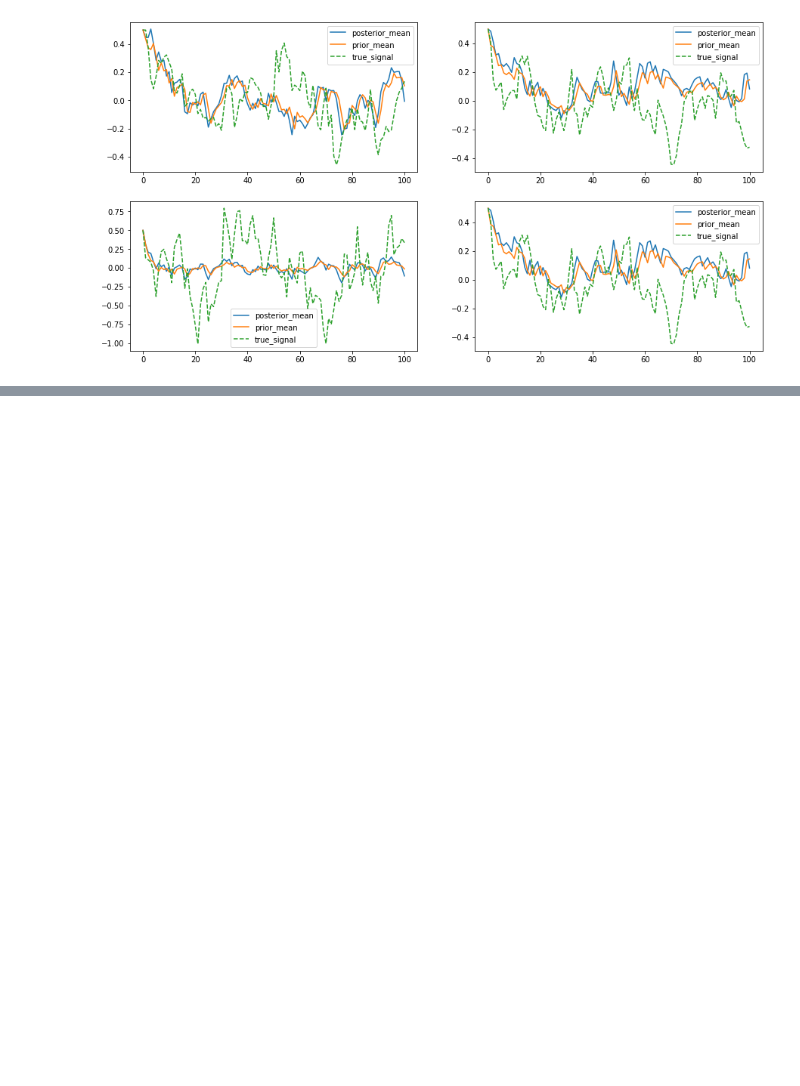
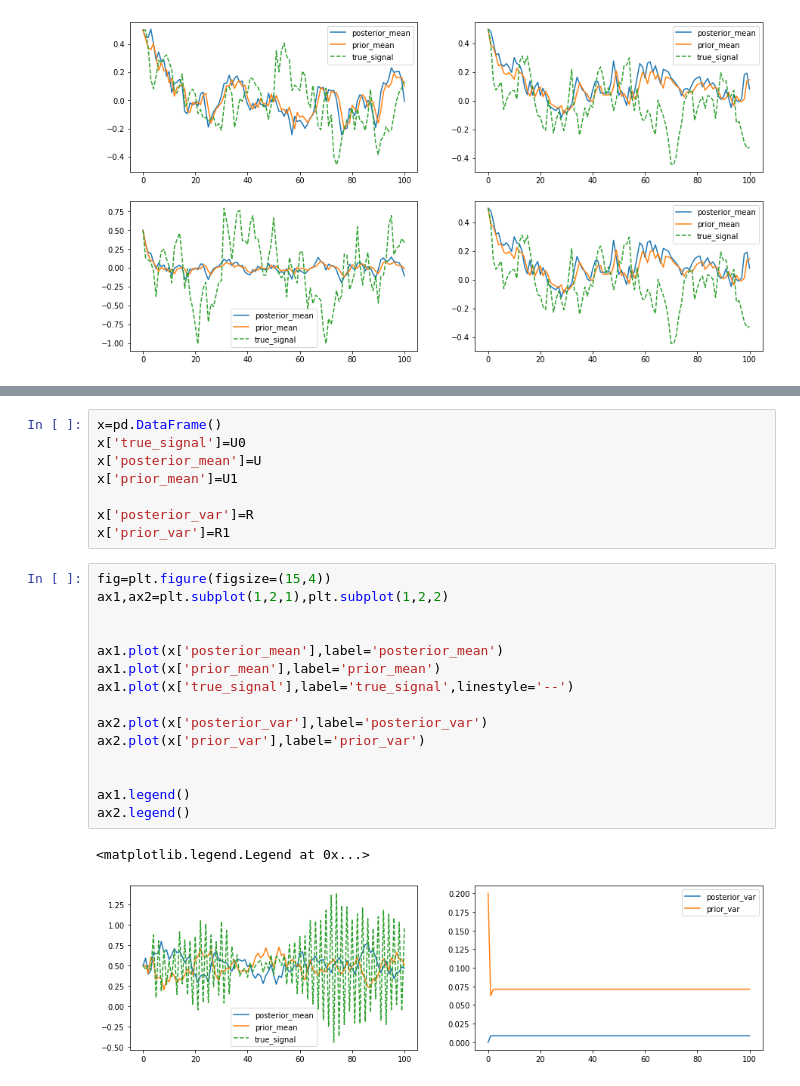
Before and after one commit to Guidong99/Colab, a Jupyter notebook: 833hw3.ipynb, the cells around one changed output, grey strips where cells are left out. Saved outputs shown, nothing was run; the diff lists cells and outputs as text; blank space fills up the shorter version.

```diff
--- a/833hw3.ipynb
+++ b/833hw3.ipynb
@@ -290,0 +334,26 @@ ax4.legend()
+# %%
+x=pd.DataFrame()
+x['true_signal']=U0
+x['posterior_mean']=U
+x['prior_mean']=U1
+
+x['posterior_var']=R
+x['prior_var']=R1
+# %%
+fig=plt.figure(figsize=(15,4))
+ax1,ax2=plt.subplot(1,2,1),plt.subplot(1,2,2)
+
+
+ax1.plot(x['posterior_mean'],label='posterior_mean')
+ax1.plot(x['prior_mean'],label='prior_mean')
+ax1.plot(x['true_signal'],label='true_signal',linestyle='--')
+
+ax2.plot(x['posterior_var'],label='posterior_var')
+ax2.plot(x['prior_var'],label='prior_var')
+
+
+ax1.legend()
+ax2.legend()
+# %% [output]
+<matplotlib.legend.Legend at 0x...>
+[figure, added]
```
Also changed, not shown: parts of 12 cells of this notebook.
